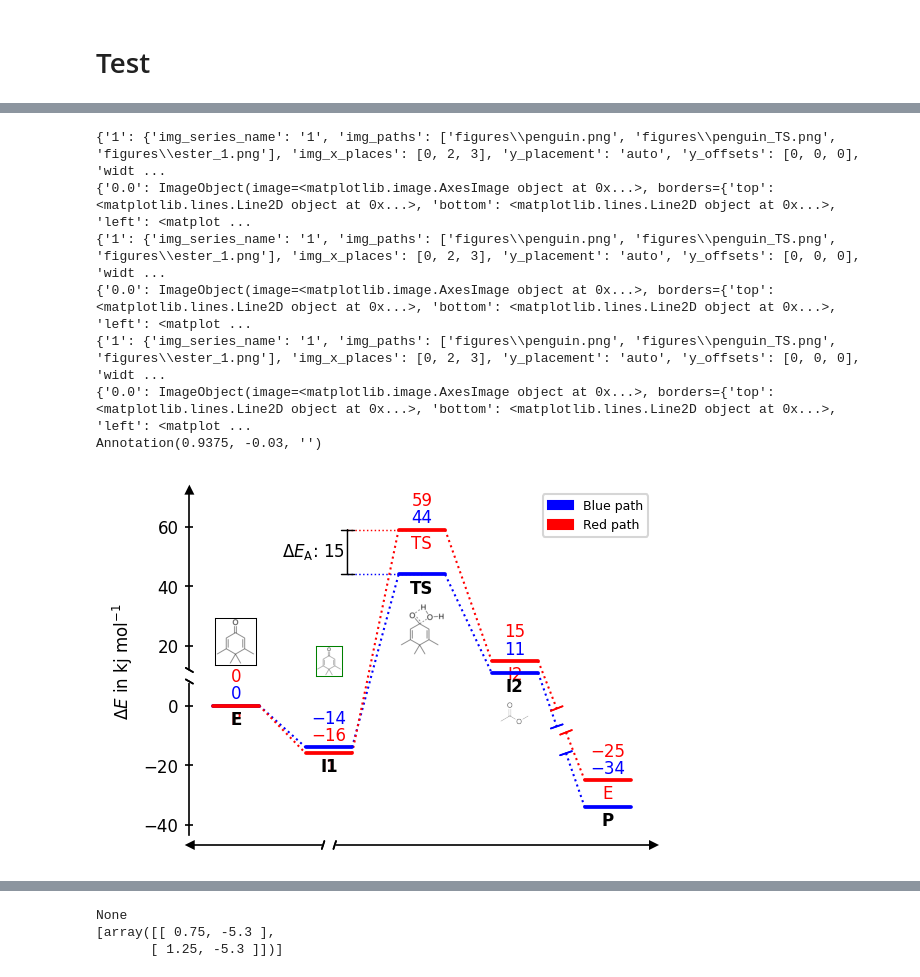
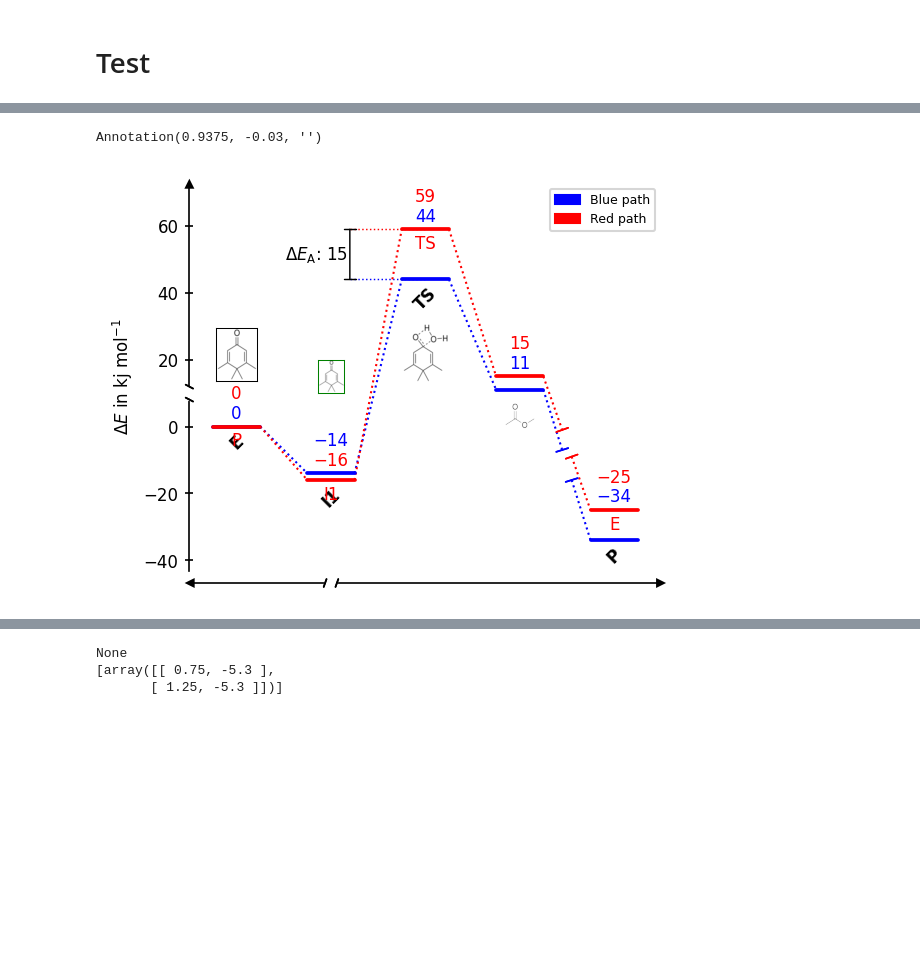
Before and after one commit to Tonner-Zech-Group/chem-diagrams, a Jupyter notebook: examples/test_use.ipynb, the cells around one changed output, grey strips where cells are left out. Saved outputs shown, nothing was run; the diff lists cells and outputs as text; code cells hidden in the pictures; blank space fills up the shorter version.

```diff
--- a/examples/test_use.ipynb
+++ b/examples/test_use.ipynb
@@ -215,12 +228,9 @@ dia.add_image_series_in_plot(
 
 )
 
-dia.add_path_labels(
-    "Red path",
-    ["P", "I1", "TS", "I2", "E"],
-)
 
-dia.set_xlabels(["E", "I1", "TS", "I2", "P"], in_plot=True)
+
+dia.set_xlabels(["E", "I1", "TS", None, "P"], in_plot=True, rotation=45)
 
 dia.draw_difference_bar(
     1.2, (y_data_1[2], y_data_2[2]),
@@ -235,41 +245,38 @@ dia.bars[0].whisker_1.set_color("blue")
 
 
 dia.legend(fontsize=6)
 dia.ax.set_ylabel(r"$\Delta E$ in kj mol$^{-1}$", fontsize=8)
 
 
 
 
 
 dia.add_numbers_auto(fontsize=8)
 
 dia.add_image_in_plot(
     penguin,
     (1, 10),
     vertical_alignment="bottom",
     height=10,
     framed=True,
     frame_color="green"
 )
 
 
 
 print(ann := dia.ax_objects.xaxis_breaks["1.0"].stopper_1)
 
 
-
+dia.add_path_labels(
+    "Red path",
+    ["P", "I1", "TS",None, "E"],
+)
 
 
 dia.show()
 # %% [output]
-{'1': {'img_series_name': '1', 'img_paths': ['figures\\penguin.png', 'figures\\penguin_TS.png', 'figures\\ester_1.png'], 'img_x_places': [0, 2, 3], 'y_placement': 'auto', 'y_offsets': [0, 0, 0], 'widt ...
-{'0.0': ImageObject(image=<matplotlib.image.AxesImage object at 0x...>, borders={'top': <matplotlib.lines.Line2D object at 0x...>, 'bottom': <matplotlib.lines.Line2D object at 0x...>, 'left': <matplot ...
-{'1': {'img_series_name': '1', 'img_paths': ['figures\\penguin.png', 'figures\\penguin_TS.png', 'figures\\ester_1.png'], 'img_x_places': [0, 2, 3], 'y_placement': 'auto', 'y_offsets': [0, 0, 0], 'widt ...
-{'0.0': ImageObject(image=<matplotlib.image.AxesImage object at 0x...>, borders={'top': <matplotlib.lines.Line2D object at 0x...>, 'bottom': <matplotlib.lines.Line2D object at 0x...>, 'left': <matplot ...
-{'1': {'img_series_name': '1', 'img_paths': ['figures\\penguin.png', 'figures\\penguin_TS.png', 'figures\\ester_1.png'], 'img_x_places': [0, 2, 3], 'y_placement': 'auto', 'y_offsets': [0, 0, 0], 'widt ...
-{'0.0': ImageObject(image=<matplotlib.image.AxesImage object at 0x...>, borders={'top': <matplotlib.lines.Line2D object at 0x...>, 'bottom': <matplotlib.lines.Line2D object at 0x...>, 'left': <matplot ...
 Annotation(0.9375, -0.03, '')
-[figure, old version]
+[figure, new version]
 # %%
 from chemdiagrams import EnergyDiagram
 
```
Also changed, not shown: parts of 6 cells of this notebook, 26 other files.
